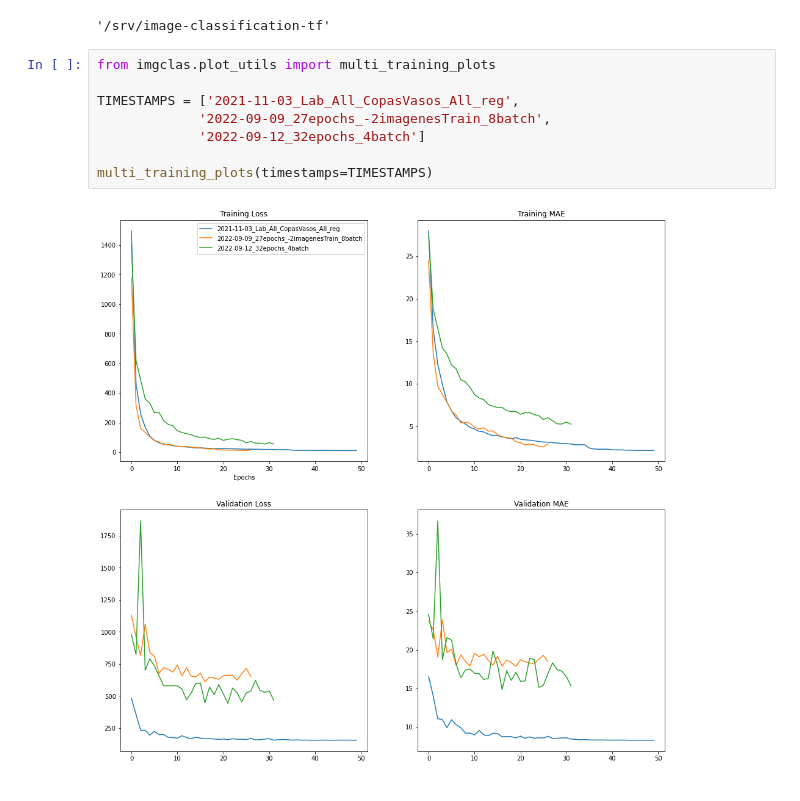
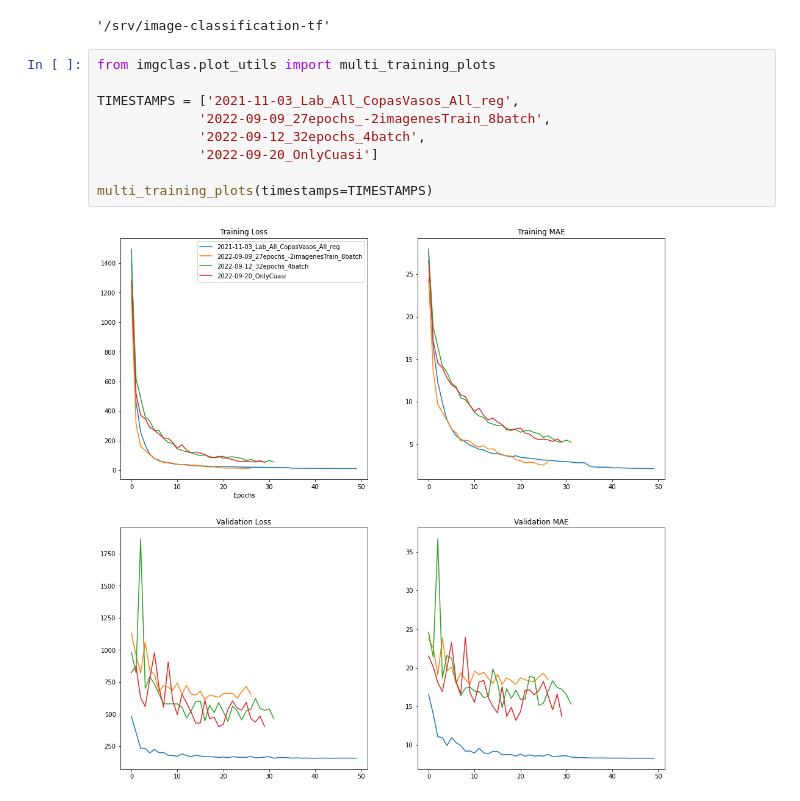
Before and after one commit to Pablo-Izquierdo/BrainGut-WineUp, a Jupyter notebook: notebooks/2.0-Model_training.ipynb, the cells around one changed output. Cells and saved outputs as stored; diff of their text form.

```diff
--- a/notebooks/2.0-Model_training.ipynb
+++ b/notebooks/2.0-Model_training.ipynb
@@ -101,10 +123,11 @@ pwd
 # %%
 from imgclas.plot_utils import multi_training_plots
 
 TIMESTAMPS = ['2021-11-03_Lab_All_CopasVasos_All_reg',
              '2022-09-09_27epochs_-2imagenesTrain_8batch',
-             '2022-09-12_32epochs_4batch']
+             '2022-09-12_32epochs_4batch',
+             '2022-09-20_OnlyCuasi']
 
 multi_training_plots(timestamps=TIMESTAMPS)
 # %% [output]
-[figure, old version]
+[figure, new version]
```
Also changed, not shown: parts of 9 cells of this notebook, 6 other files.
